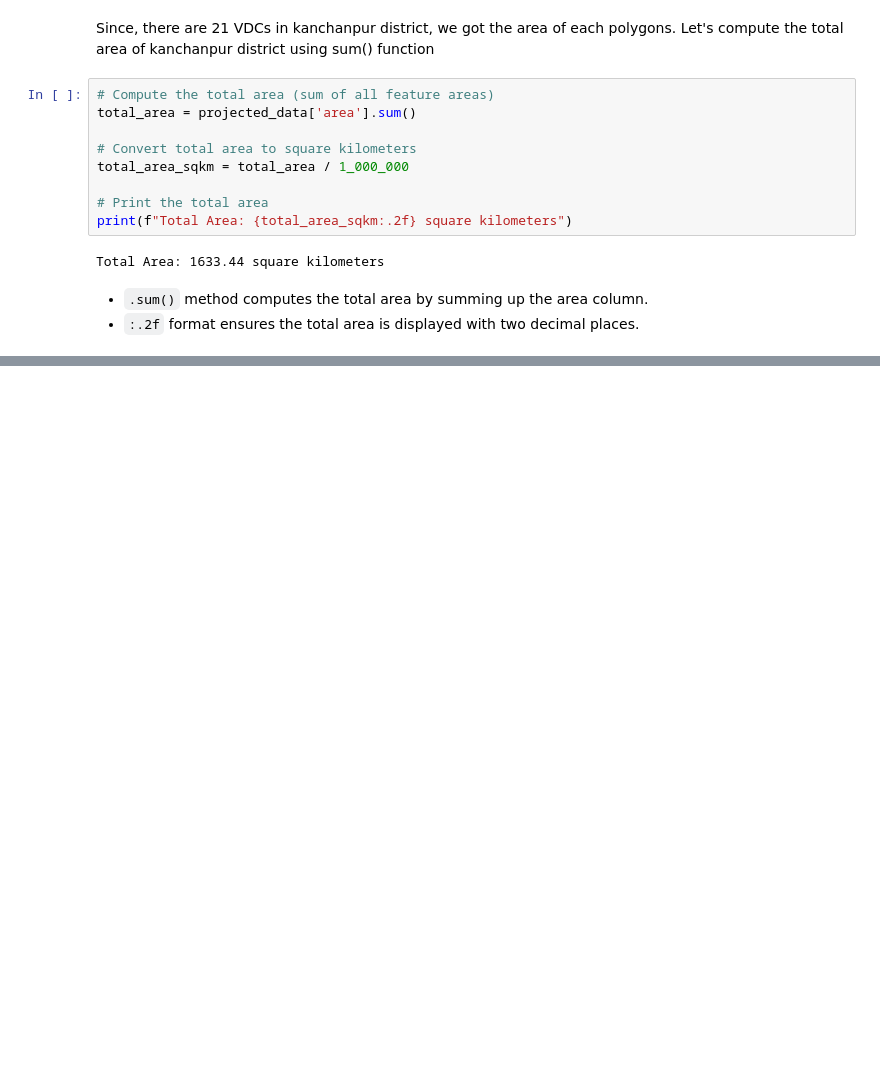
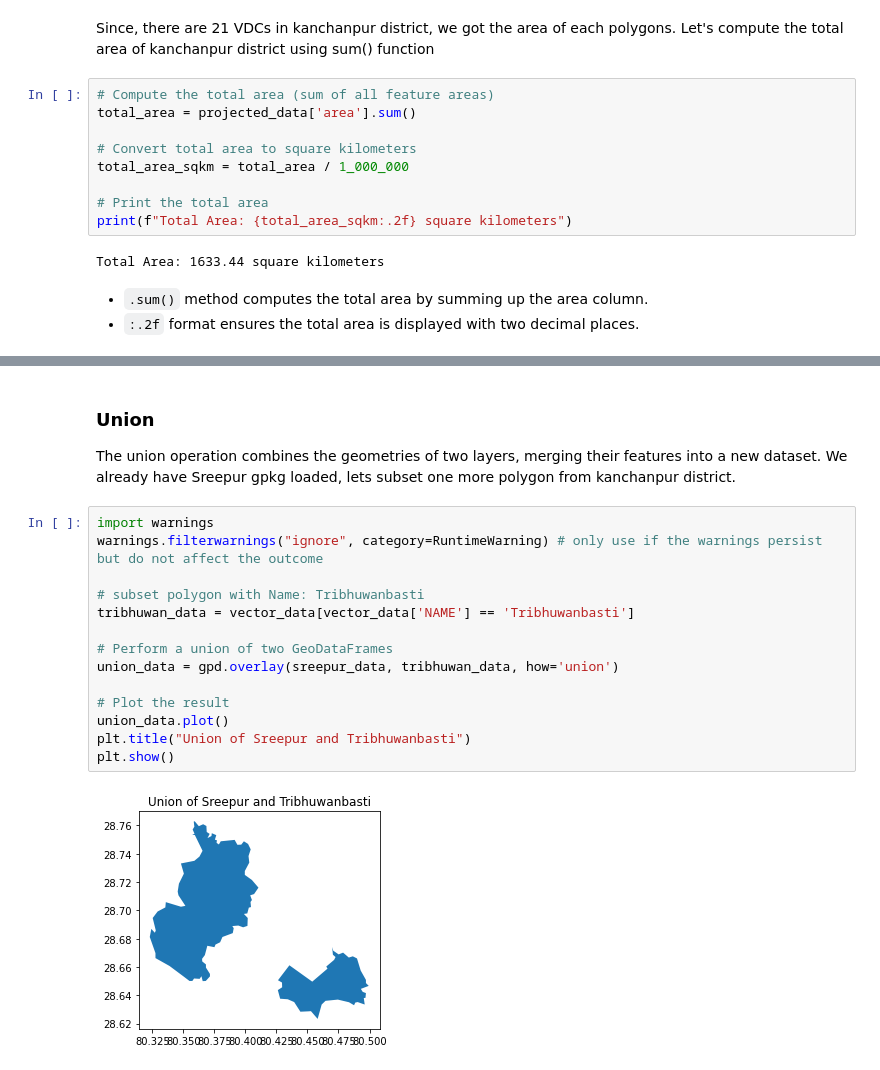
Before and after one commit to Ohm-Np/Python_tutorial, a Jupyter notebook: _sources/vector_operations.ipynb, the cells around one changed output, grey strips where cells are left out. Saved outputs shown, nothing was run; the diff lists cells and outputs as text; blank space fills up the shorter version.

```diff
--- a/_sources/vector_operations.ipynb
+++ b/_sources/vector_operations.ipynb
@@ -194,0 +199,20 @@ Total Area: 1633.44 square kilometers
+# %% [markdown]
+### Union
+
+The union operation combines the geometries of two layers, merging their features into a new dataset. We already have Sreepur gpkg loaded, lets subset one more polygon from kanchanpur district.
+# %%
+import warnings
+warnings.filterwarnings("ignore", category=RuntimeWarning) # only use if the warnings persist but do not affect the outcome
+
+# subset polygon with Name: Tribhuwanbasti
+tribhuwan_data = vector_data[vector_data['NAME'] == 'Tribhuwanbasti']
+
+# Perform a union of two GeoDataFrames
+union_data = gpd.overlay(sreepur_data, tribhuwan_data, how='union')
+
+# Plot the result
+union_data.plot()
+plt.title("Union of Sreepur and Tribhuwanbasti")
+plt.show()
+# %% [output]
+[figure, added]
```
Also changed, not shown: parts of 14 cells of this notebook, 10 other files.
